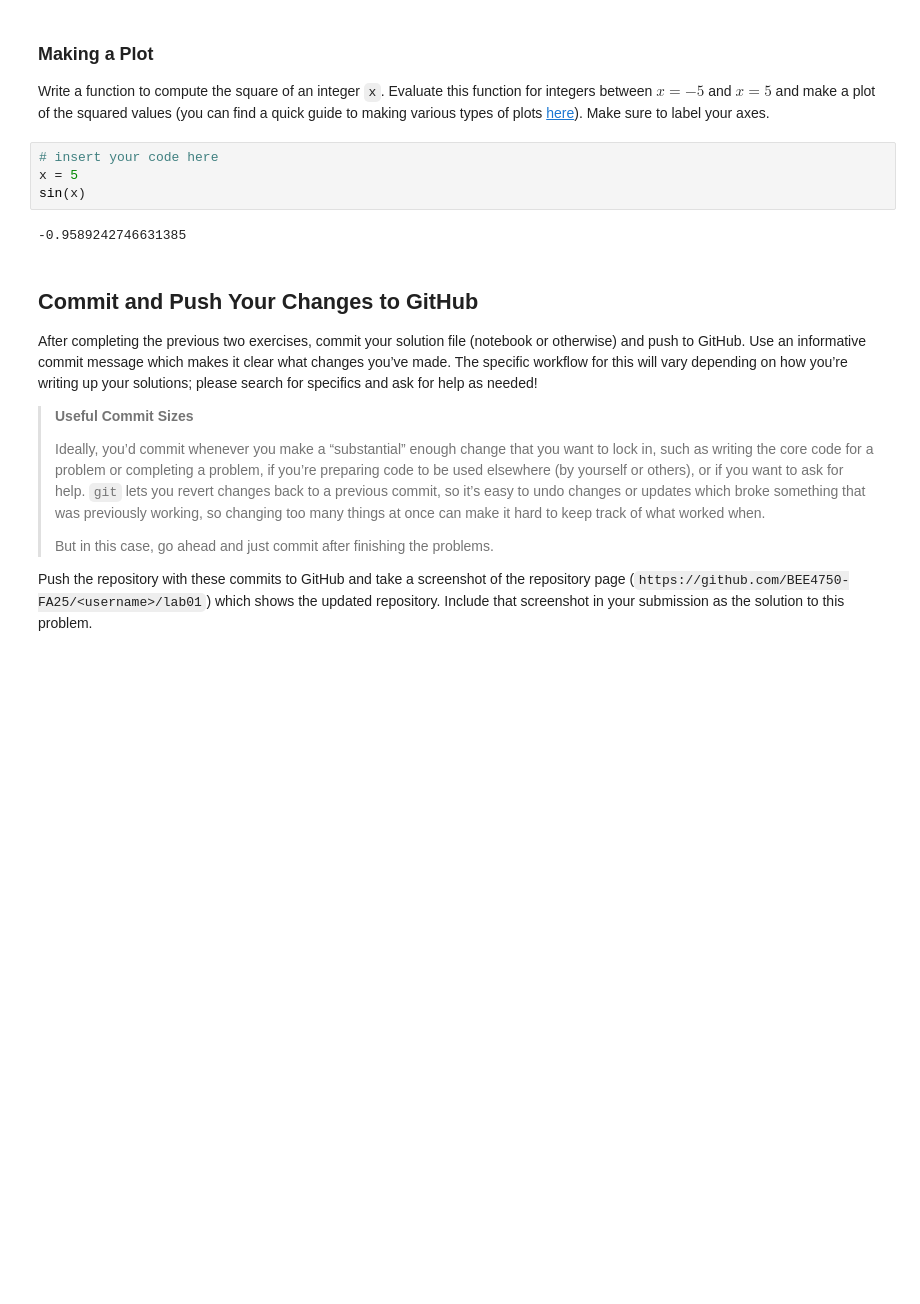
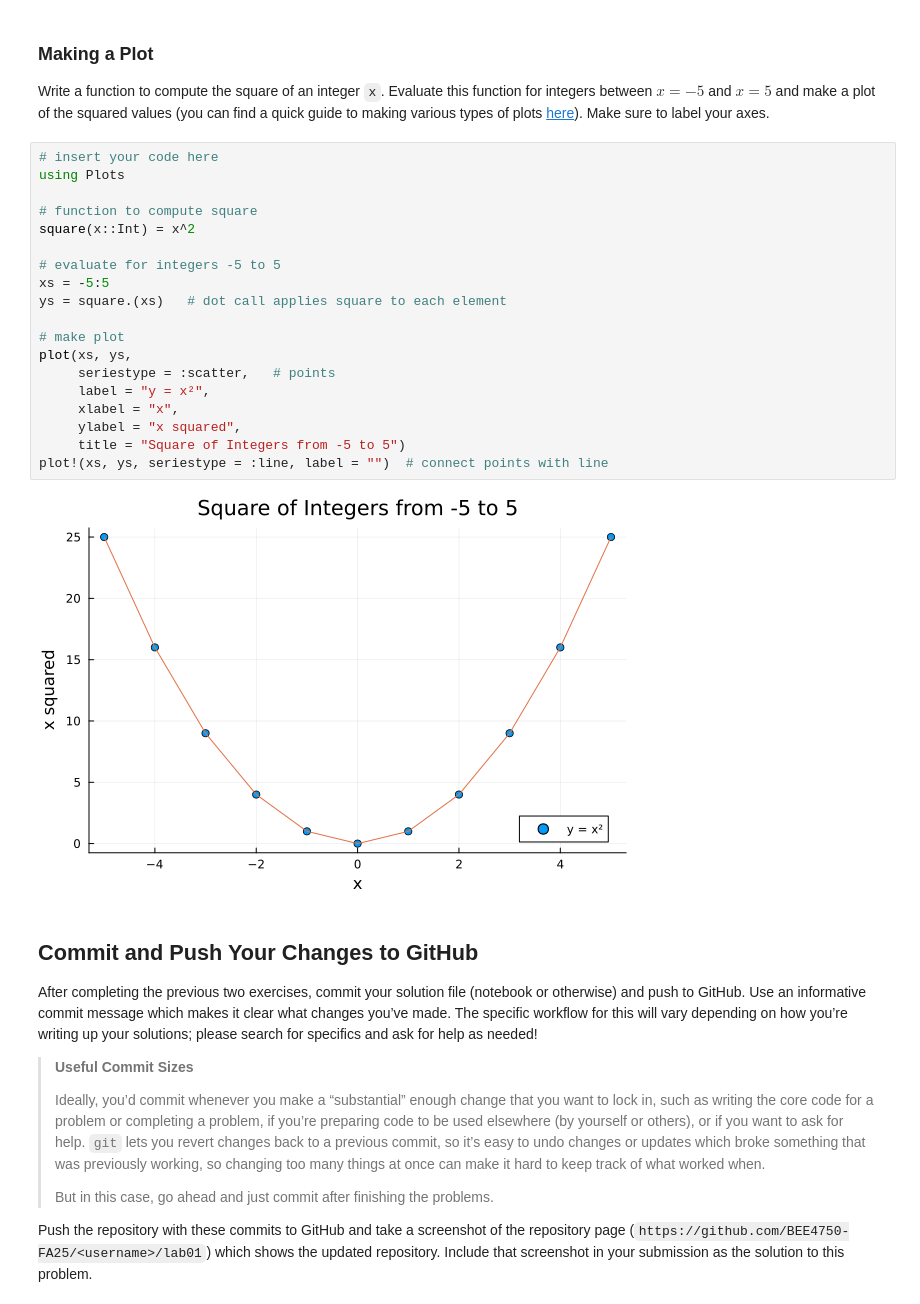
Before and after one commit to BEE4750-FA25/lab1-132140636yyy, a Jupyter notebook: lab01.ipynb, the cells around one changed output. Cells and saved outputs as stored; diff of their text form; blank space fills up the shorter version.

```diff
--- a/lab01.ipynb
+++ b/lab01.ipynb
@@ -277,10 +281,25 @@ plots
 Make sure to label your axes.
 # %%
 # insert your code here
-x = 5
-sin(x)
+using Plots
+
+# function to compute square
+square(x::Int) = x^2
+
+# evaluate for integers -5 to 5
+xs = -5:5
+ys = square.(xs)   # dot call applies square to each element
+
+# make plot
+plot(xs, ys,
+     seriestype = :scatter,   # points
+     label = "y = x²",
+     xlabel = "x",
+     ylabel = "x squared",
+     title = "Square of Integers from -5 to 5")
+plot!(xs, ys, seriestype = :line, label = "")  # connect points with line
 # %% [output]
--0.9589242746631385
+[figure, added]
 # %% [markdown]
 ## Commit and Push Your Changes to GitHub
 
```
Also changed, not shown: parts of 4 cells of this notebook.
